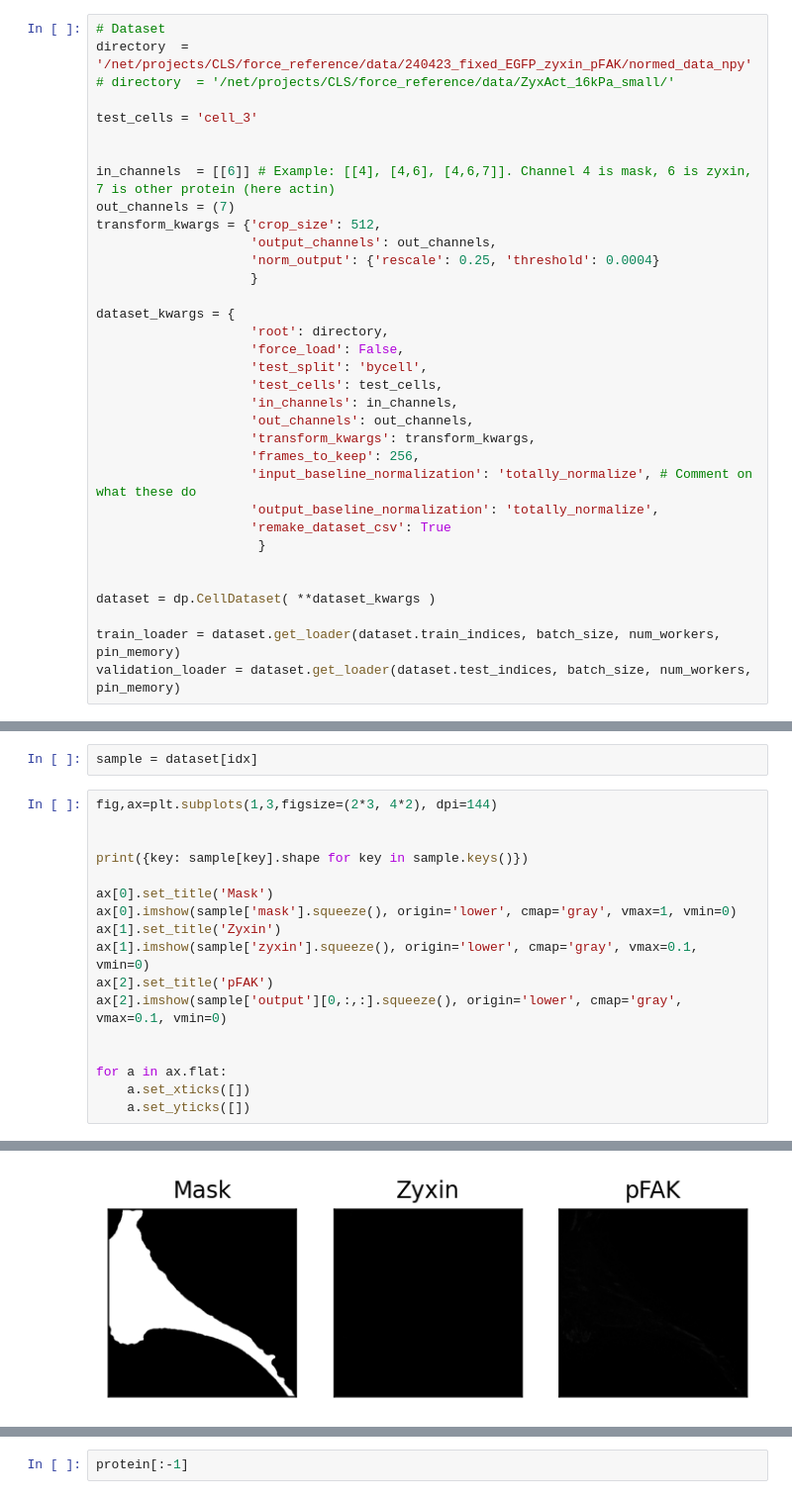
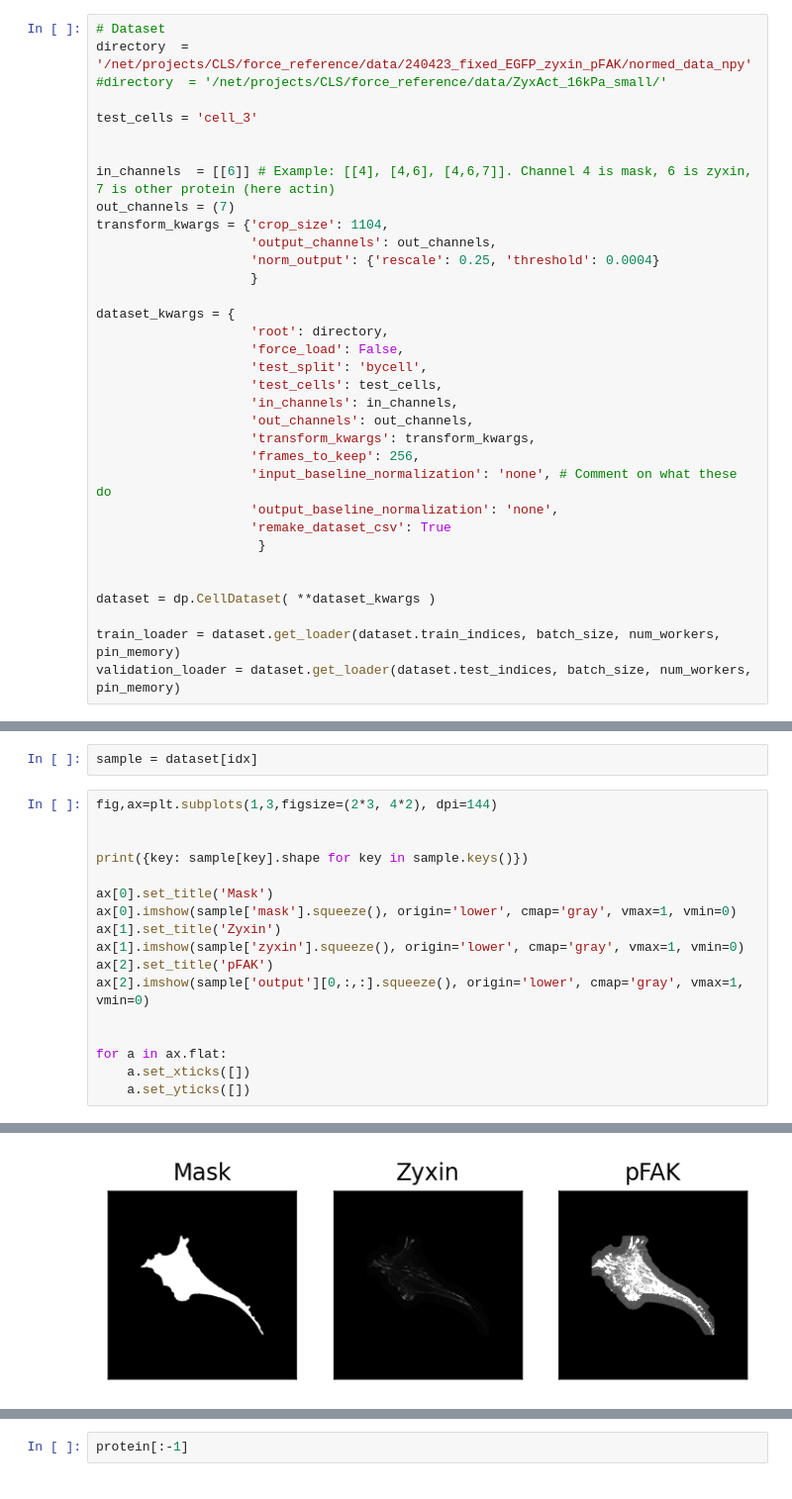
Before and after one commit to Center-for-Living-Systems/prot_2_prot_net, a Jupyter notebook: train_unet_zyxin2pfak_ch67.ipynb, the cells around one changed output, grey strips where cells are left out. Shown: that part at 99% size. Drawn from its saved outputs; the diff is of its cells as text.

```diff
--- a/train_unet_zyxin2pfak_ch67.ipynb
+++ b/train_unet_zyxin2pfak_ch67.ipynb
@@ -48,14 +48,14 @@ device(type='cuda', index=0)
 # %%
 # Dataset
 directory  = '/net/projects/CLS/force_reference/data/240423_fixed_EGFP_zyxin_pFAK/normed_data_npy'
-# directory  = '/net/projects/CLS/force_reference/data/ZyxAct_16kPa_small/'
+#directory  = '/net/projects/CLS/force_reference/data/ZyxAct_16kPa_small/'
 
 test_cells = 'cell_3'
 
 
 in_channels  = [[6]] # Example: [[4], [4,6], [4,6,7]]. Channel 4 is mask, 6 is zyxin, 7 is other protein (here actin)
 out_channels = (7)
-transform_kwargs = {'crop_size': 512,
+transform_kwargs = {'crop_size': 1104,
                     'output_channels': out_channels,
                     'norm_output': {'rescale': 0.25, 'threshold': 0.0004}
                     }
@@ -69,8 +69,8 @@ dataset_kwargs = {
                     'out_channels': out_channels,
                     'transform_kwargs': transform_kwargs,
                     'frames_to_keep': 256,
-                    'input_baseline_normalization': 'totally_normalize', # Comment on what these do
-                    'output_baseline_normalization': 'totally_normalize',
+                    'input_baseline_normalization': 'none', # Comment on what these do
+                    'output_baseline_normalization': 'none',
                     'remake_dataset_csv': True
                      }
 
@@ -155,9 +155,9 @@ print({key: sample[key].shape for key in sample.keys()})
 ax[0].set_title('Mask')
 ax[0].imshow(sample['mask'].squeeze(), origin='lower', cmap='gray', vmax=1, vmin=0)
 ax[1].set_title('Zyxin')
-ax[1].imshow(sample['zyxin'].squeeze(), origin='lower', cmap='gray', vmax=0.1, vmin=0)
+ax[1].imshow(sample['zyxin'].squeeze(), origin='lower', cmap='gray', vmax=1, vmin=0)
 ax[2].set_title('pFAK')
-ax[2].imshow(sample['output'][0,:,:].squeeze(), origin='lower', cmap='gray', vmax=0.1, vmin=0)
+ax[2].imshow(sample['output'][0,:,:].squeeze(), origin='lower', cmap='gray', vmax=1, vmin=0)
 
 
 for a in ax.flat:
@@ -168 +168 @@ for a in ax.flat:
-[figure, old version]
+[figure, new version]
```
Also changed, not shown: parts of 14 cells of this notebook, 4 other files.
